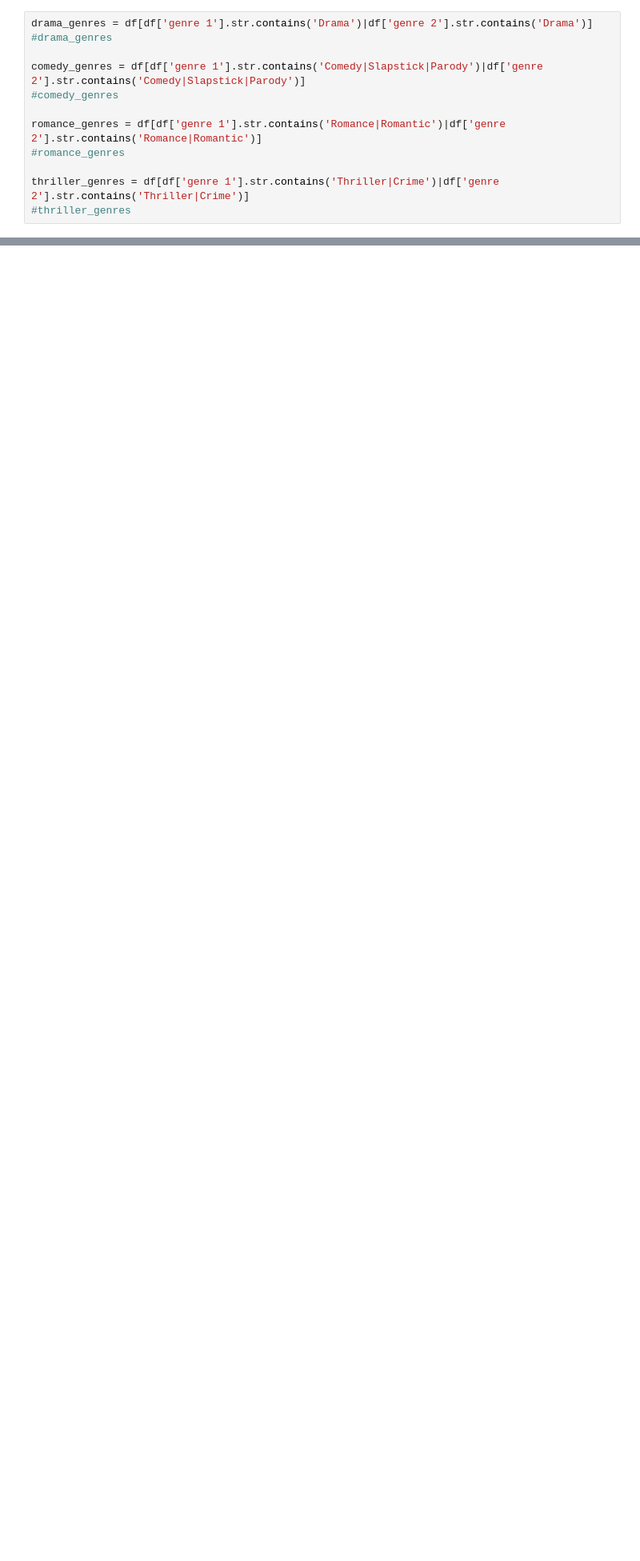
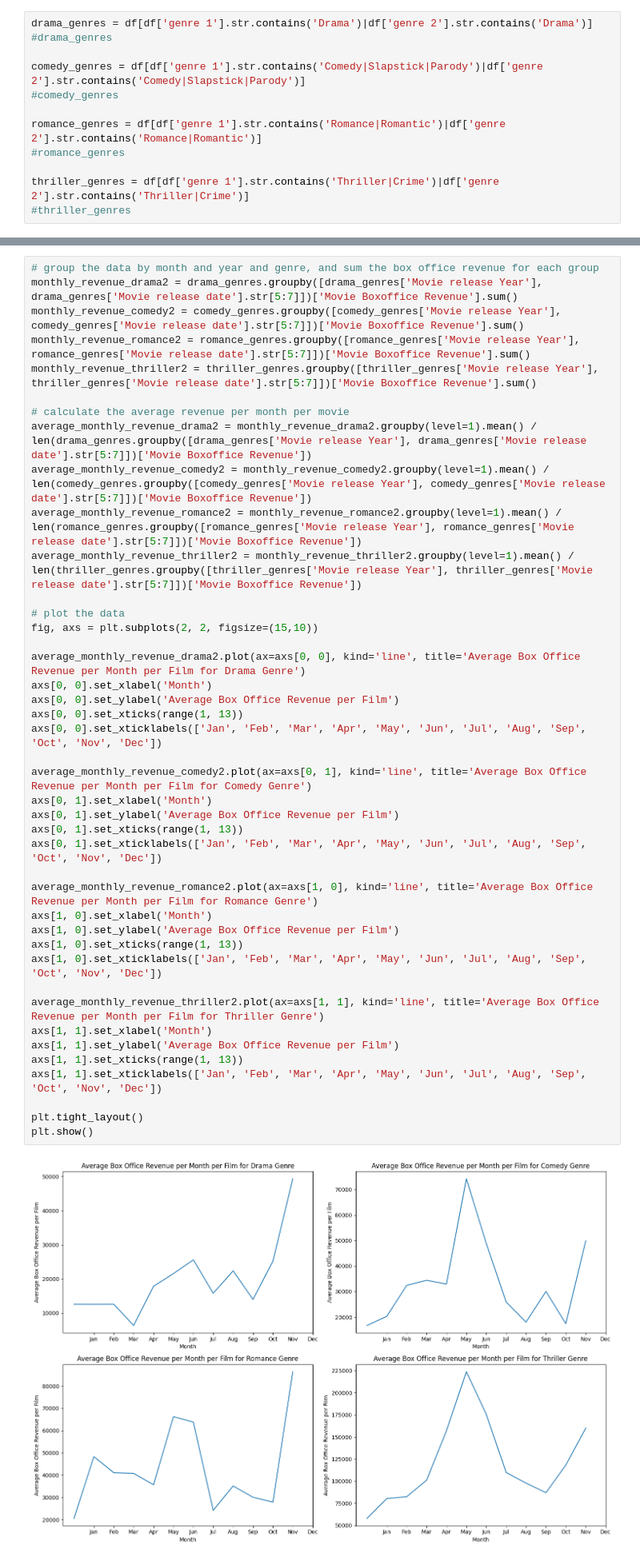
Before and after one commit to epfl-ada/ada-2023-project-dat4k, a Jupyter notebook: boxoffice.ipynb, the cells around one changed output, grey strips where cells are left out. Shown at 80% size. Cells and saved outputs as stored; diff of their text form; blank space fills up the shorter version.

Commit message:
+average plot box office per movie, per genre per month

```diff
--- a/boxoffice.ipynb
+++ b/boxoffice.ipynb
@@ -274,3 +274,47 @@ plt.xticks(range(1, 13), ['Jan', 'Feb', 'Mar', 'Apr', 'May', 'Jun', 'Jul', 'Aug'
 plt.show()
 # %% [output]
 [figure]
+# %%
+# group the data by month and year and genre, and sum the box office revenue for each group
+monthly_revenue_drama2 = drama_genres.groupby([drama_genres['Movie release Year'], drama_genres['Movie release date'].str[5:7]])['Movie Boxoffice Revenue'].sum()
+monthly_revenue_comedy2 = comedy_genres.groupby([comedy_genres['Movie release Year'], comedy_genres['Movie release date'].str[5:7]])['Movie Boxoffice Revenue'].sum()
+monthly_revenue_romance2 = romance_genres.groupby([romance_genres['Movie release Year'], romance_genres['Movie release date'].str[5:7]])['Movie Boxoffice Revenue'].sum()
+monthly_revenue_thriller2 = thriller_genres.groupby([thriller_genres['Movie release Year'], thriller_genres['Movie release date'].str[5:7]])['Movie Boxoffice Revenue'].sum()
+
+# calculate the average revenue per month per movie
+average_monthly_revenue_drama2 = monthly_revenue_drama2.groupby(level=1).mean() / len(drama_genres.groupby([drama_genres['Movie release Year'], drama_genres['Movie release date'].str[5:7]])['Movie Boxoffice Revenue'])
+average_monthly_revenue_comedy2 = monthly_revenue_comedy2.groupby(level=1).mean() / len(comedy_genres.groupby([comedy_genres['Movie release Year'], comedy_genres['Movie release date'].str[5:7]])['Movie Boxoffice Revenue'])
+average_monthly_revenue_romance2 = monthly_revenue_romance2.groupby(level=1).mean() / len(romance_genres.groupby([romance_genres['Movie release Year'], romance_genres['Movie release date'].str[5:7]])['Movie Boxoffice Revenue'])
+average_monthly_revenue_thriller2 = monthly_revenue_thriller2.groupby(level=1).mean() / len(thriller_genres.groupby([thriller_genres['Movie release Year'], thriller_genres['Movie release date'].str[5:7]])['Movie Boxoffice Revenue'])
+
+# plot the data
+fig, axs = plt.subplots(2, 2, figsize=(15,10))
+
+average_monthly_revenue_drama2.plot(ax=axs[0, 0], kind='line', title='Average Box Office Revenue per Month per Film for Drama Genre')
+axs[0, 0].set_xlabel('Month')
+axs[0, 0].set_ylabel('Average Box Office Revenue per Film')
+axs[0, 0].set_xticks(range(1, 13))
+axs[0, 0].set_xticklabels(['Jan', 'Feb', 'Mar', 'Apr', 'May', 'Jun', 'Jul', 'Aug', 'Sep', 'Oct', 'Nov', 'Dec'])
+
+average_monthly_revenue_comedy2.plot(ax=axs[0, 1], kind='line', title='Average Box Office Revenue per Month per Film for Comedy Genre')
+axs[0, 1].set_xlabel('Month')
+axs[0, 1].set_ylabel('Average Box Office Revenue per Film')
+axs[0, 1].set_xticks(range(1, 13))
+axs[0, 1].set_xticklabels(['Jan', 'Feb', 'Mar', 'Apr', 'May', 'Jun', 'Jul', 'Aug', 'Sep', 'Oct', 'Nov', 'Dec'])
+
+average_monthly_revenue_romance2.plot(ax=axs[1, 0], kind='line', title='Average Box Office Revenue per Month per Film for Romance Genre')
+axs[1, 0].set_xlabel('Month')
+axs[1, 0].set_ylabel('Average Box Office Revenue per Film')
+axs[1, 0].set_xticks(range(1, 13))
+axs[1, 0].set_xticklabels(['Jan', 'Feb', 'Mar', 'Apr', 'May', 'Jun', 'Jul', 'Aug', 'Sep', 'Oct', 'Nov', 'Dec'])
+
+average_monthly_revenue_thriller2.plot(ax=axs[1, 1], kind='line', title='Average Box Office Revenue per Month per Film for Thriller Genre')
+axs[1, 1].set_xlabel('Month')
+axs[1, 1].set_ylabel('Average Box Office Revenue per Film')
+axs[1, 1].set_xticks(range(1, 13))
+axs[1, 1].set_xticklabels(['Jan', 'Feb', 'Mar', 'Apr', 'May', 'Jun', 'Jul', 'Aug', 'Sep', 'Oct', 'Nov', 'Dec'])
+
+plt.tight_layout()
+plt.show()
+# %% [output]
+[figure, added]
```
Also changed, not shown: parts of 1 cell of this notebook.
